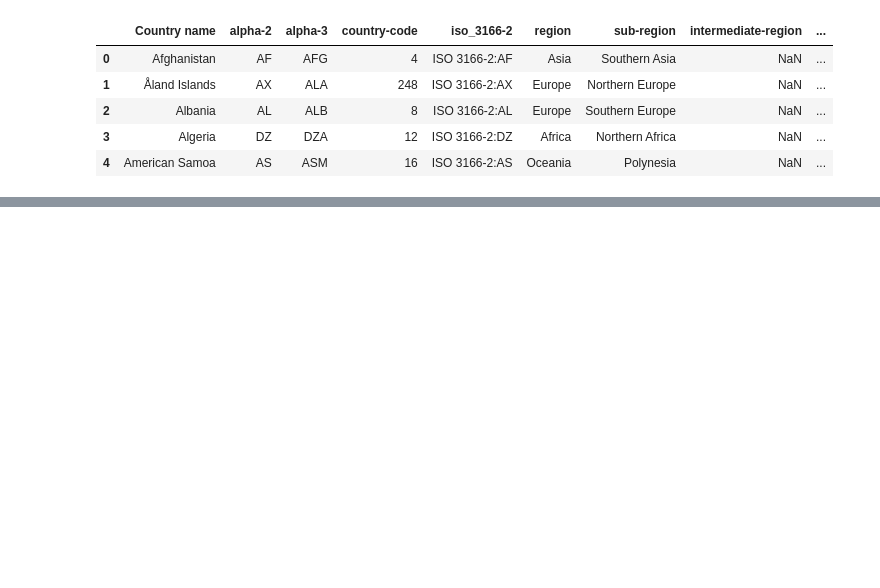
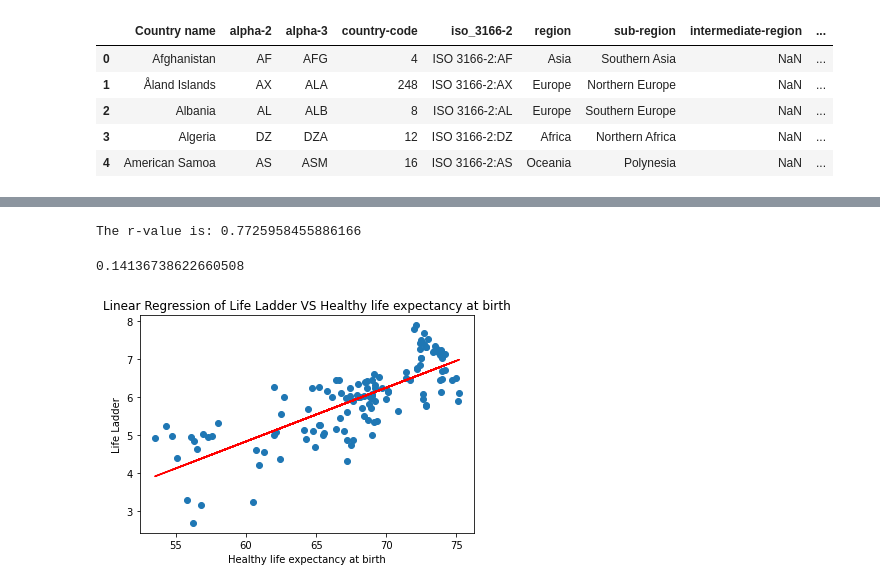
Before and after one commit to SimplyLizzy/FactorsOfHappinness, a Jupyter notebook: FactorofHappinesscharts.ipynb, the cells around one changed output, grey strips where cells are left out. Drawn from its saved outputs; the diff is of its cells as text; code cells hidden in the pictures; blank space fills up the shorter version.

```diff
--- a/FactorofHappinesscharts.ipynb
+++ b/FactorofHappinesscharts.ipynb
@@ -525,0 +278,20 @@ Capomulin show a strong positive coorelation between weight and tumor size.  we
+# %%
+x_values = final1_drop_range['Healthy life expectancy at birth']
+y_values = final1_drop_range['Life Ladder']
+(slope, intercept, rvalue, pvalue, stderr) = linregress(x_values, y_values)
+regress_values = x_values * slope + intercept
+line_eq = "y = " + str(round(slope,2)) + "x + " + str(round(intercept,2))
+plt.scatter(x_values,y_values)
+plt.plot(x_values,regress_values,"r-")
+plt.annotate(line_eq,(6,10),fontsize=15,color="red")
+plt.title("Linear Regression of Life Ladder VS Healthy life expectancy at birth")
+plt.xlabel('Healthy life expectancy at birth')
+plt.ylabel('Life Ladder')
+#plt.savefig("../output_data/north_temp_vs_lat.png")
+print(f"The r-value is: {rvalue}")
+plt.savefig("Images/LL vs healthy life expectancy.png")
+slope
+# %% [output]
+The r-value is: 0.7725958455886166
+0.14136738622660508
+[figure, added]
```
Also changed, not shown: parts of 51 cells of this notebook, 19 other files.
